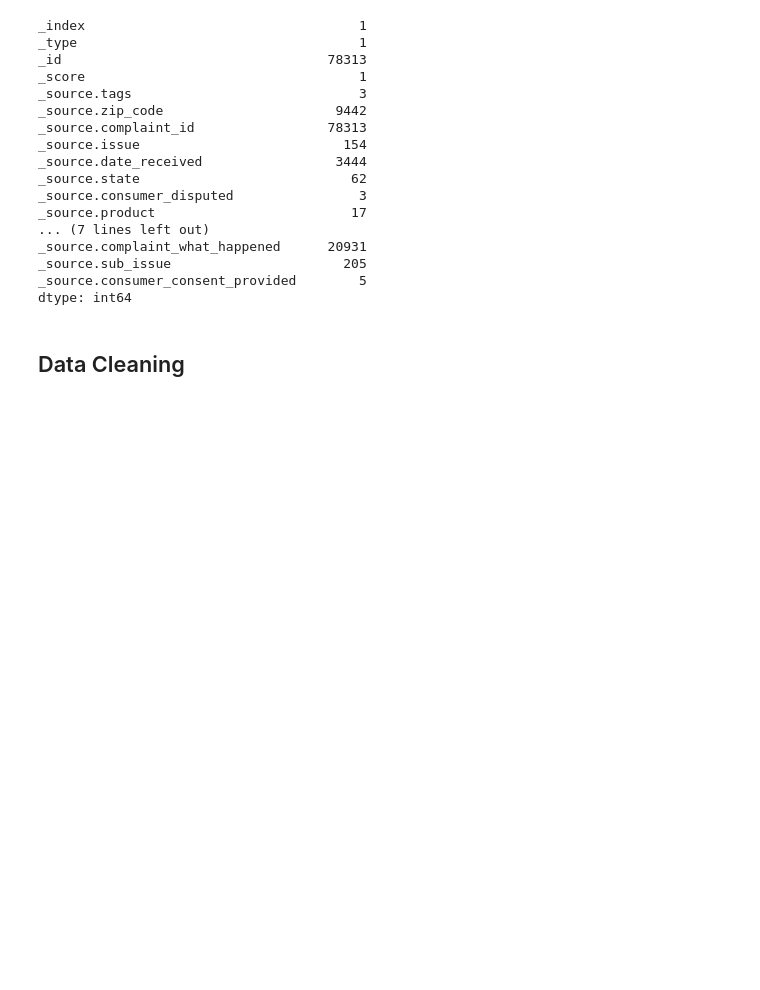
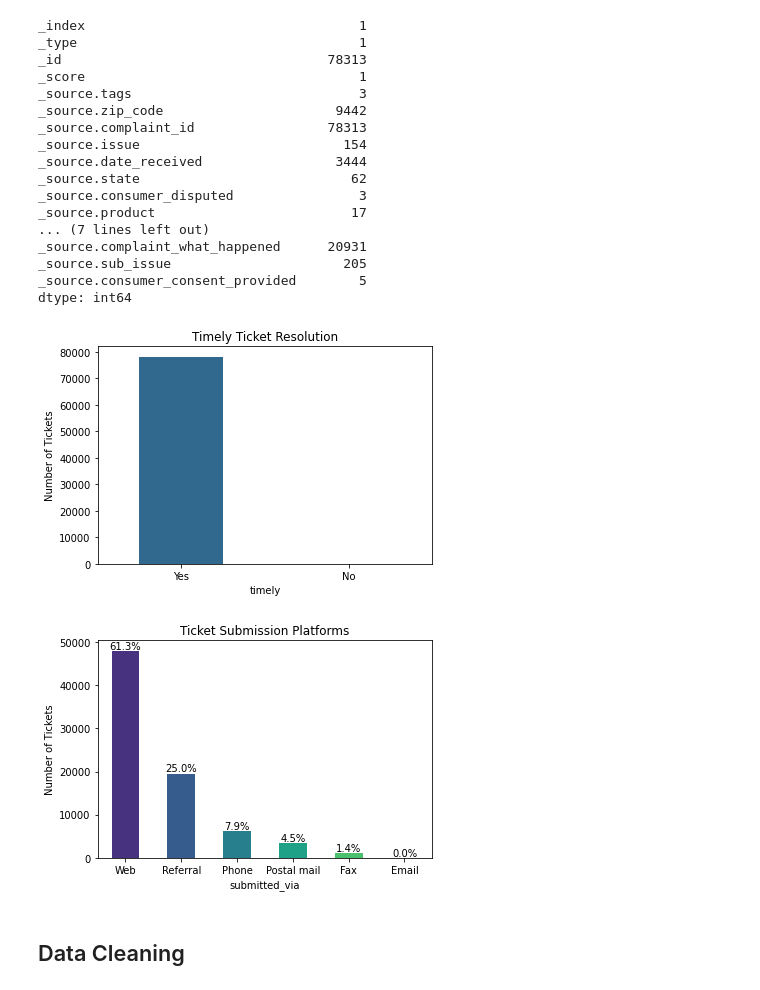
Before and after one commit to esadalicina/Part1--Towards-an-Interactive-and-Explainable-Ticketing-Systems-Leveraging-LLMs, a Jupyter notebook: Source/Ticket-Analysing/Analysing_and_Cleaning.ipynb, the cells around one changed output. Cells and saved outputs as stored; diff of their text form; code cells hidden in the pictures; blank space fills up the shorter version.

```diff
--- a/Source/Ticket-Analysing/Analysing_and_Cleaning.ipynb
+++ b/Source/Ticket-Analysing/Analysing_and_Cleaning.ipynb
@@ -88,6 +97,44 @@ _source.complaint_what_happened      20931
 _source.sub_issue                      205
 _source.consumer_consent_provided        5
 dtype: int64
+# %%
+# Statistics for Submit_via and timely
+
+timely_counts = df['_source.timely'].value_counts()
+
+colors = sns.color_palette('viridis', len(timely_counts))
+# Plot the counts
+timely_counts.plot(kind='bar',  color=colors)
+plt.title('Timely Ticket Resolution')
+plt.xlabel('timely')
+plt.ylabel('Number of Tickets')
+plt.xticks(rotation=0)
+plt.show()
+
+submission_counts = df['_source.submitted_via'].value_counts()
+
+# Calculate the percentage
+submission_percentages = submission_counts / submission_counts.sum() * 100
+
+# Create a color palette
+colors = sns.color_palette('viridis', len(submission_counts))
+
+# Plot the counts
+ax = submission_counts.plot(kind='bar', color=colors)
+plt.title('Ticket Submission Platforms')
+plt.xlabel('submitted_via')
+plt.ylabel('Number of Tickets')
+plt.xticks(rotation=0)
+
+# Annotate the percentages on top of the bars
+for i, count in enumerate(submission_counts):
+    percentage = submission_percentages[i]
+    ax.text(i, count + 0.5, f'{percentage:.1f}%', ha='center', va='bottom')
+
+plt.show()
+# %% [output]
+[figure, added]
+[figure, added]
 # %% [markdown]
 ## Data Cleaning
 # %%
```
Also changed, not shown: parts of 7 cells of this notebook, 5 other files.
